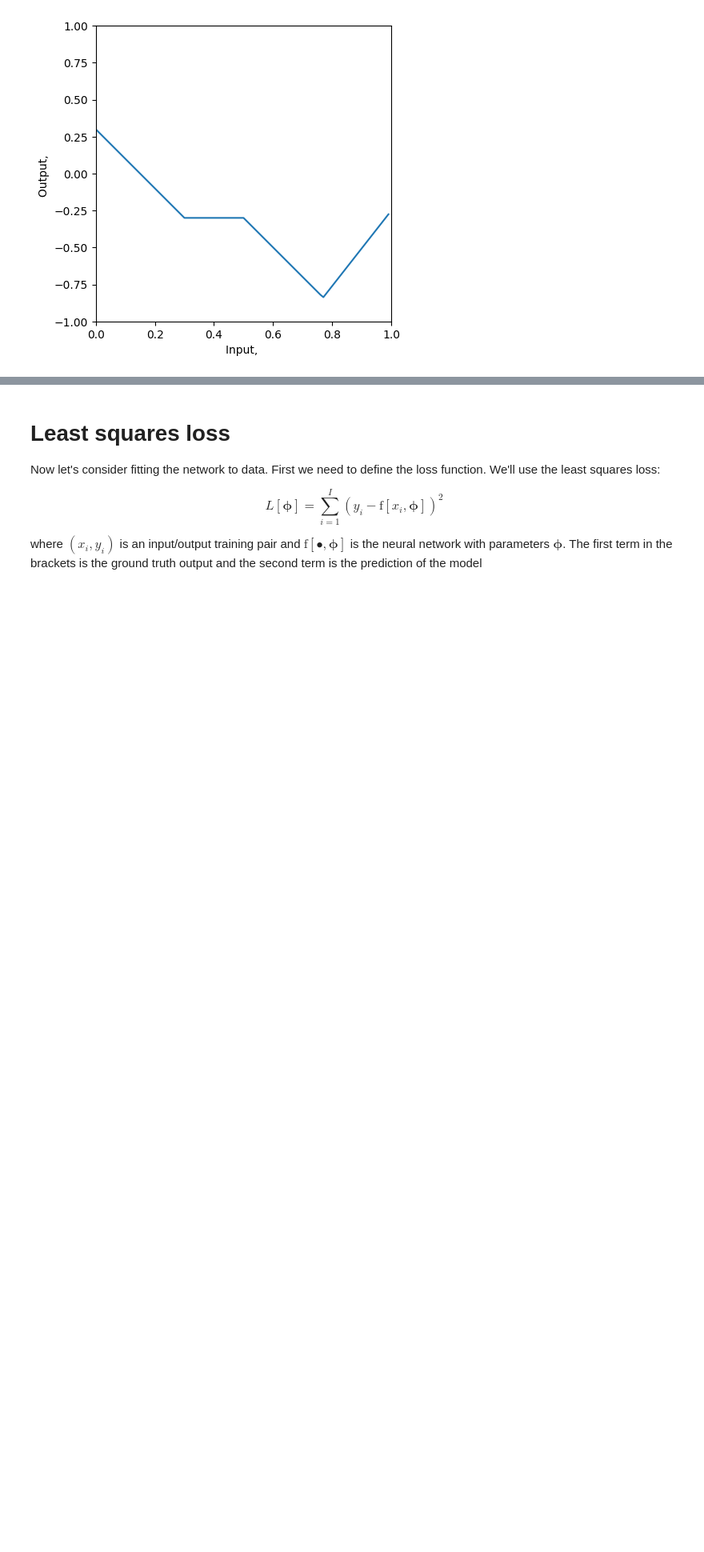
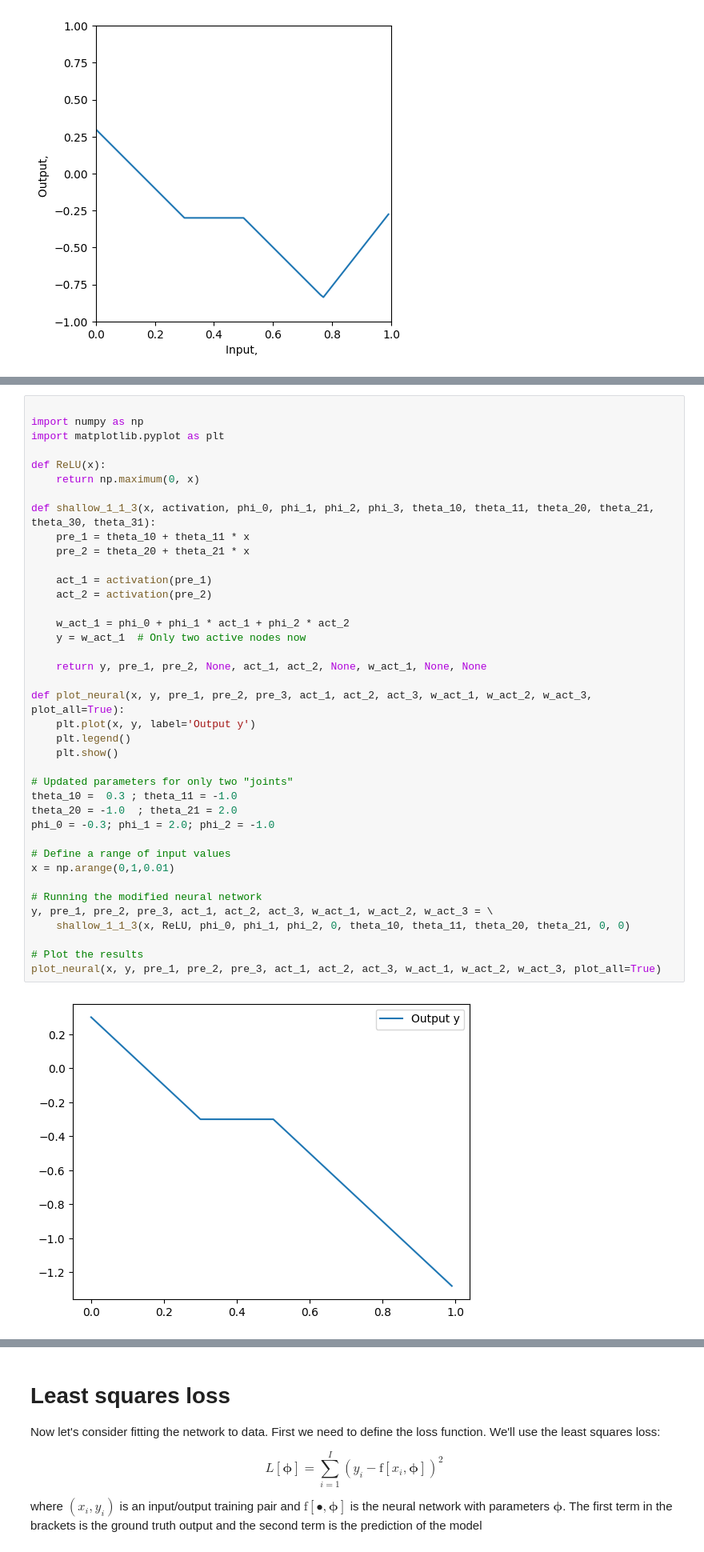
Before and after one commit to ShriKant010102/Deep_Learning, a Jupyter notebook: Notebooks/Chap03/3_1_Shallow_Networks_I.ipynb, the cells around one changed output, grey strips where cells are left out. Shown at 80% size. Saved outputs shown, nothing was run; the diff lists cells and outputs as text; blank space fills up the shorter version.

```diff
--- a/Notebooks/Chap03/3_1_Shallow_Networks_I.ipynb
+++ b/Notebooks/Chap03/3_1_Shallow_Networks_I.ipynb
@@ -175,0 +249,41 @@ plot_neural(x, y, pre_1, pre_2, pre_3, act_1, act_2, act_3, w_act_1, w_act_2, w_
+# %%
+
+import numpy as np
+import matplotlib.pyplot as plt
+
+def ReLU(x):
+    return np.maximum(0, x)
+
+def shallow_1_1_3(x, activation, phi_0, phi_1, phi_2, phi_3, theta_10, theta_11, theta_20, theta_21, theta_30, theta_31):
+    pre_1 = theta_10 + theta_11 * x
+    pre_2 = theta_20 + theta_21 * x
+
+    act_1 = activation(pre_1)
+    act_2 = activation(pre_2)
+
+    w_act_1 = phi_0 + phi_1 * act_1 + phi_2 * act_2
+    y = w_act_1  # Only two active nodes now
+
+    return y, pre_1, pre_2, None, act_1, act_2, None, w_act_1, None, None
+
+def plot_neural(x, y, pre_1, pre_2, pre_3, act_1, act_2, act_3, w_act_1, w_act_2, w_act_3, plot_all=True):
+    plt.plot(x, y, label='Output y')
+    plt.legend()
+    plt.show()
+
+# Updated parameters for only two "joints"
+theta_10 =  0.3 ; theta_11 = -1.0
+theta_20 = -1.0  ; theta_21 = 2.0
+phi_0 = -0.3; phi_1 = 2.0; phi_2 = -1.0
+
+# Define a range of input values
+x = np.arange(0,1,0.01)
+
+# Running the modified neural network
+y, pre_1, pre_2, pre_3, act_1, act_2, act_3, w_act_1, w_act_2, w_act_3 = \
+    shallow_1_1_3(x, ReLU, phi_0, phi_1, phi_2, 0, theta_10, theta_11, theta_20, theta_21, 0, 0)
+
+# Plot the results
+plot_neural(x, y, pre_1, pre_2, pre_3, act_1, act_2, act_3, w_act_1, w_act_2, w_act_3, plot_all=True)
+# %% [output]
+[figure, added]
```
Also changed, not shown: parts of 7 cells of this notebook.
